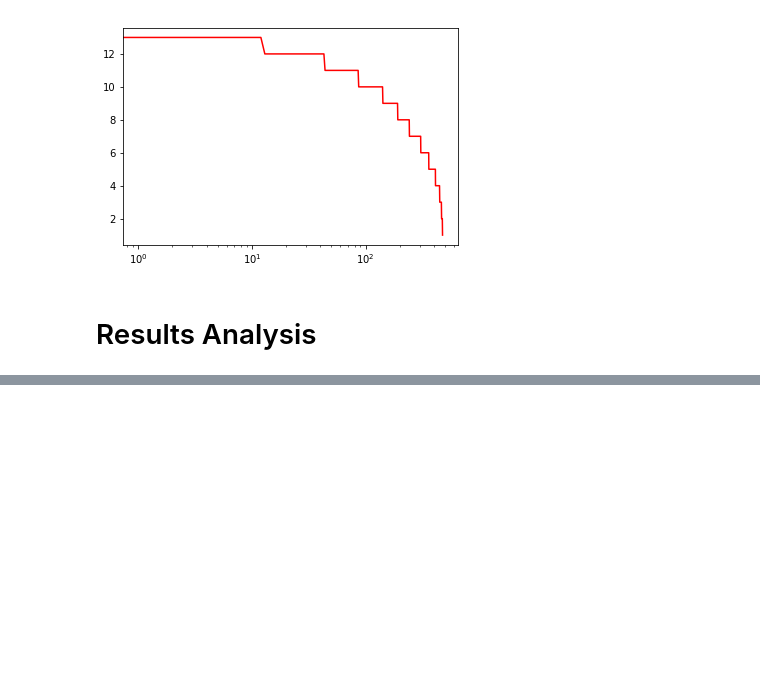
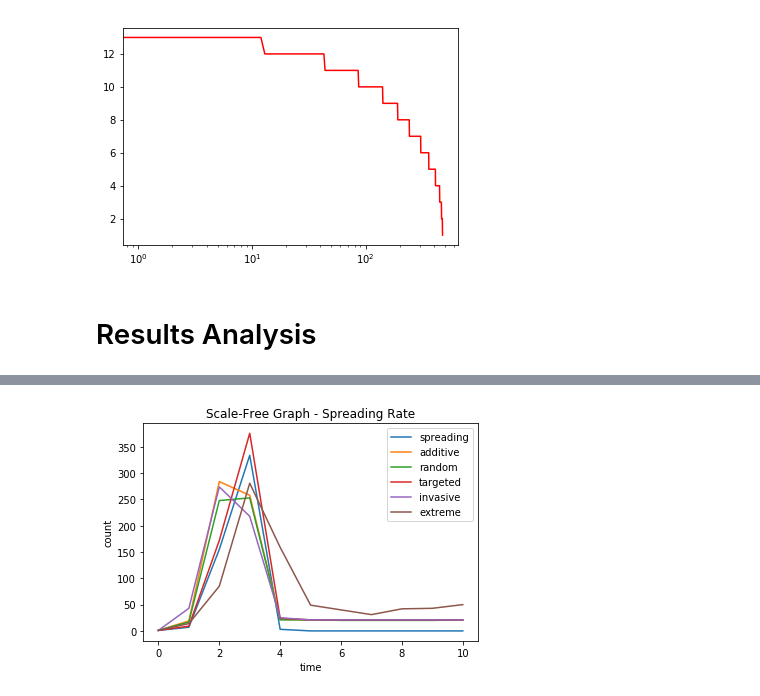
Before and after one commit to muftring/iu-netsci, a Jupyter notebook: project/report.ipynb, the cells around one changed output, grey strips where cells are left out. Saved outputs shown, nothing was run; the diff lists cells and outputs as text; code cells hidden in the pictures; blank space fills up the shorter version.

```diff
--- a/project/report.ipynb
+++ b/project/report.ipynb
@@ -2197,0 +2293,4 @@ scalefreeGraphs = [2, 4, 6, 8, 10, 12]
+# %%
+plotScenarios("Scale-Free Graph - Spreading Rate", scalefreeGraphs, 'spread_count')
+# %% [output]
+[figure, added]
```
Also changed, not shown: parts of 73 cells of this notebook.
